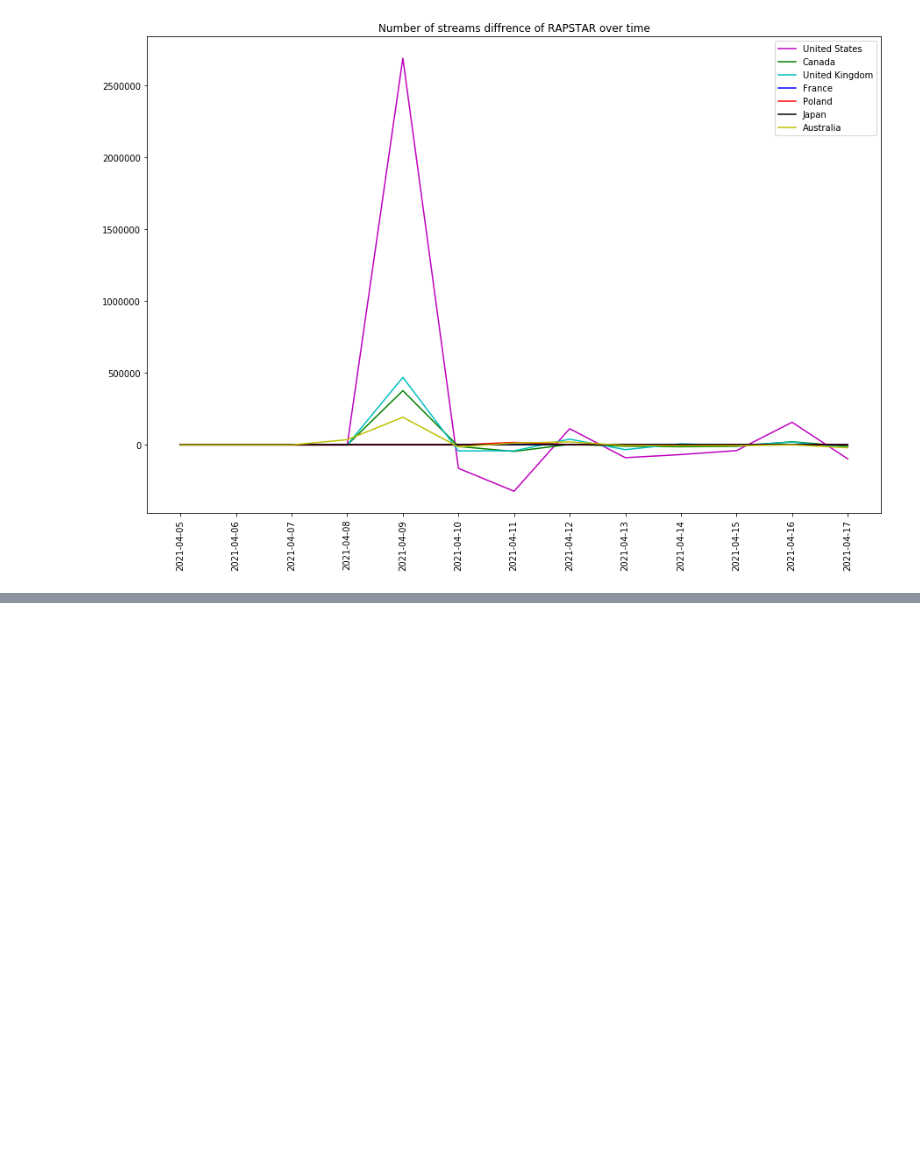
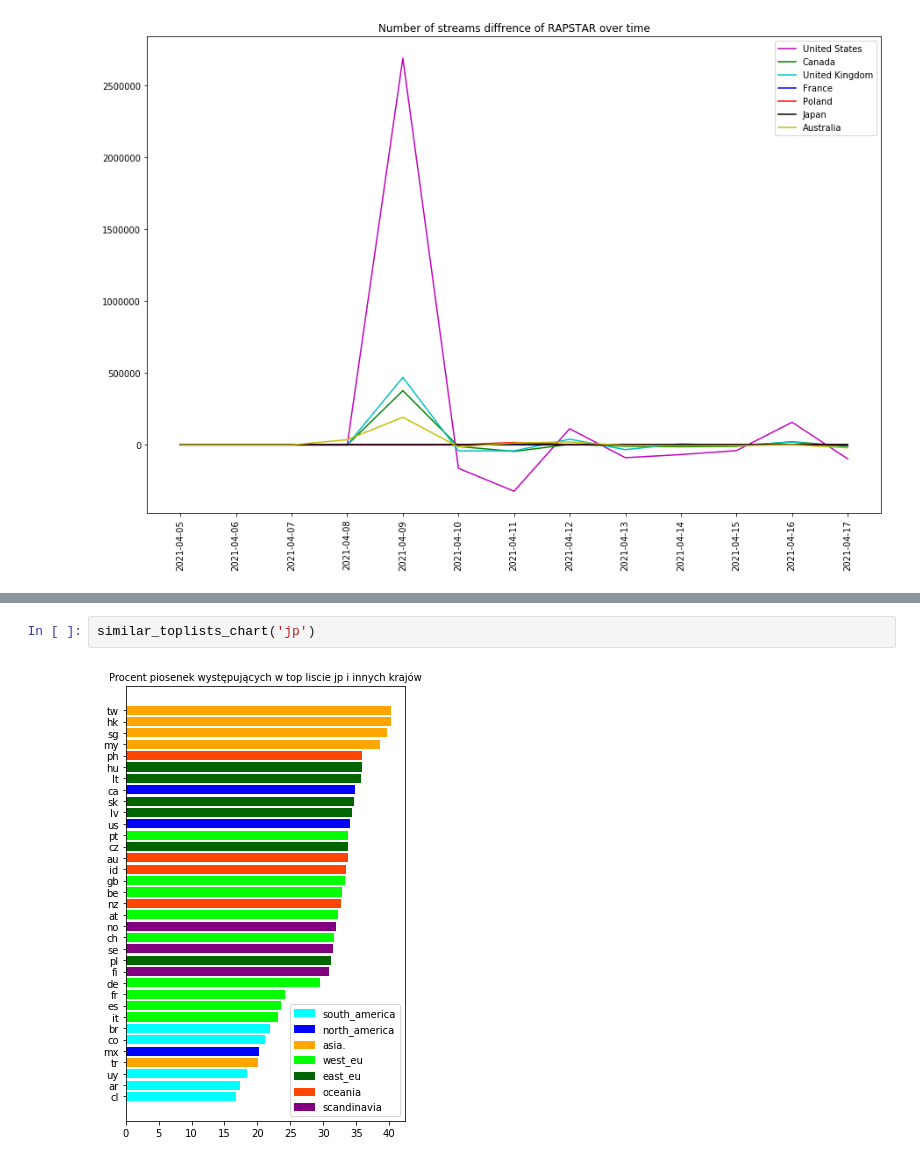
Before and after one commit to Andropogon/Eksploracja-Danych---Projekt, a Jupyter notebook: project_v1.ipynb, the cells around one changed output, grey strips where cells are left out. Drawn from its saved outputs; the diff is of its cells as text; blank space fills up the shorter version.

```diff
--- a/project_v1.ipynb
+++ b/project_v1.ipynb
@@ -444,0 +524,4 @@ plot_incremental_song('RAPSTAR', out_dif)
+# %%
+similar_toplists_chart('jp')
+# %% [output]
+[figure, added]
```
Also changed, not shown: parts of 10 cells of this notebook.
